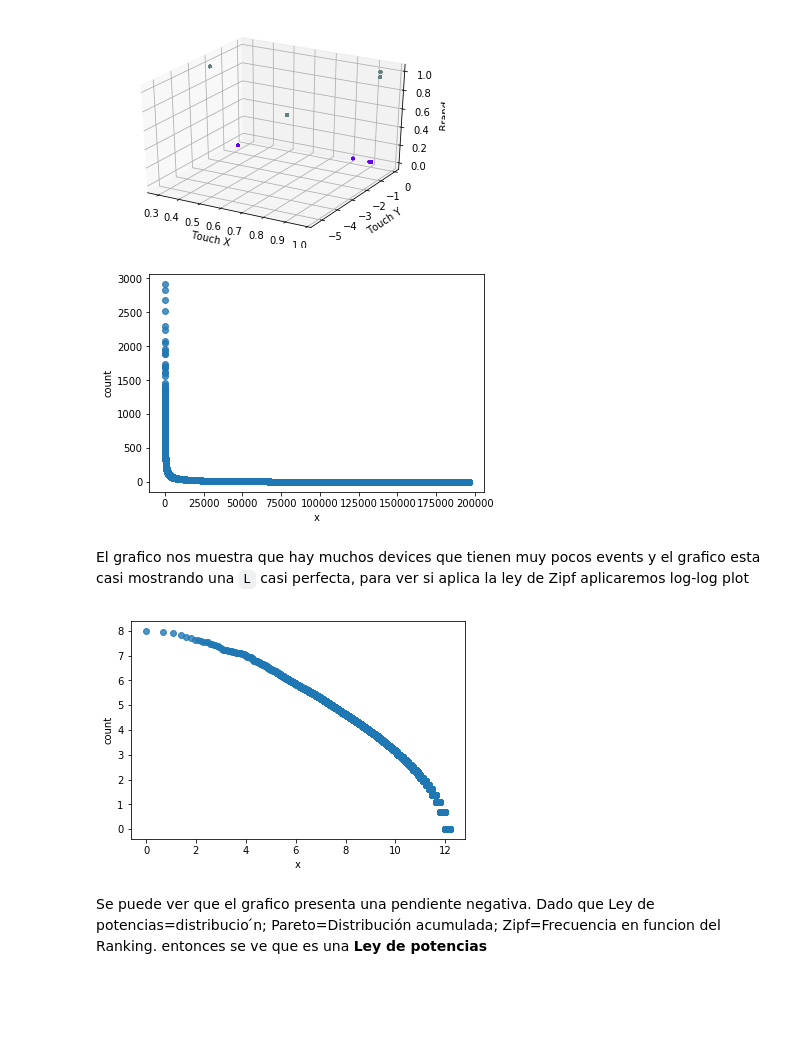
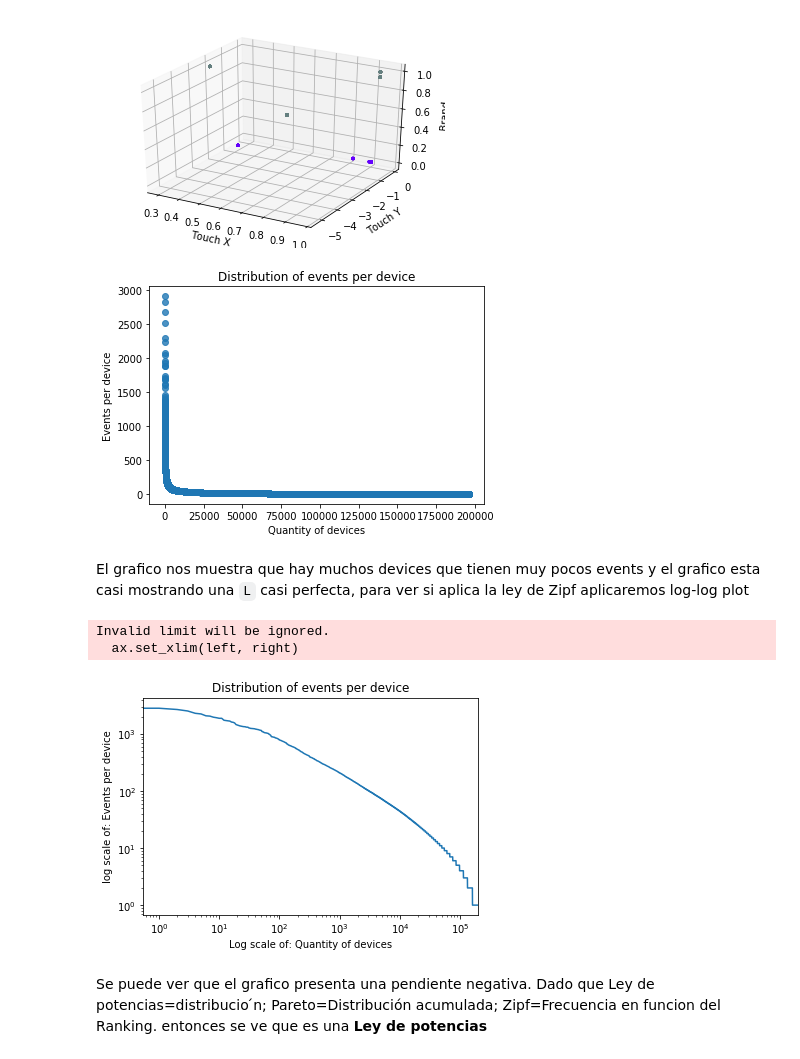
Before and after one commit to bebetosaba/7506-datos-1C2019, a Jupyter notebook: TP1/analisis.ipynb, the cells around one changed output. Drawn from its saved outputs; the diff is of its cells as text; code cells hidden in the pictures; blank space fills up the shorter version.

Commit message:
graphics

```diff
--- a/TP1/analisis.ipynb
+++ b/TP1/analisis.ipynb
@@ -417,19 +415,27 @@ plt.show()
 # %%
 # vamos a graficar la cantidad de events que se tienen por device
 #eventsDF['ref_hash'].value_counts().plot.hist(bins=100);
 device_freq = eventsDF['ref_hash'].value_counts().to_frame().reset_index().reset_index()
 device_freq.columns = ['x', 'ref_hash', 'count']
 
-sns.regplot(x=device_freq['x'], y=device_freq['count'], fit_reg=False);
+ax = sns.regplot(x=device_freq['x'], y=device_freq['count'], fit_reg=False);
+ax.set_xlabel('Quantity of devices');
+ax.set_ylabel('Events per device');
+ax.set_title('Distribution of events per device');
 # %% [output]
-[figure, old version]
+[figure, new version]
 # %% [markdown]
 El grafico nos muestra que hay muchos devices que tienen muy pocos events y el grafico esta casi mostrando una `L` casi perfecta, para ver si aplica la ley de Zipf aplicaremos log-log plot
 # %%
-sns.regplot(x=np.log(device_freq['x'].add(1)), y=np.log(device_freq['count'].add(0.01)), fit_reg=False);
-#device_freq.plot(x='x',y='count',loglog=True, legend=False)
+#sns.regplot(x=np.log(device_freq['x'].add(1)), y=np.log(device_freq['count'].add(0.01)), fit_reg=False);
+ax = device_freq.plot(x='x',y='count',loglog=True, legend=False);
+ax.set_xlabel('Log scale of: Quantity of devices');
+ax.set_ylabel('log scale of: Events per device');
+ax.set_title('Distribution of events per device');
 # %% [output]
+Invalid limit will be ignored.
+  ax.set_xlim(left, right)
-[figure, old version]
+[figure, new version]
 # %% [markdown]
 Se puede ver que el grafico presenta una pendiente negativa. Dado que Ley de potencias=distribucio ́n; Pareto=Distribución acumulada; Zipf=Frecuencia en funcion del Ranking.
 entonces se ve que es una **Ley de potencias**
```
Also changed, not shown: parts of 18 cells of this notebook.
